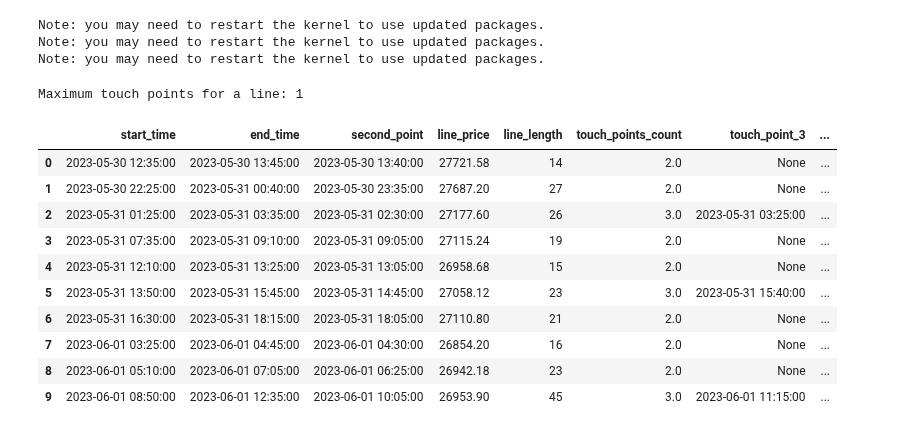
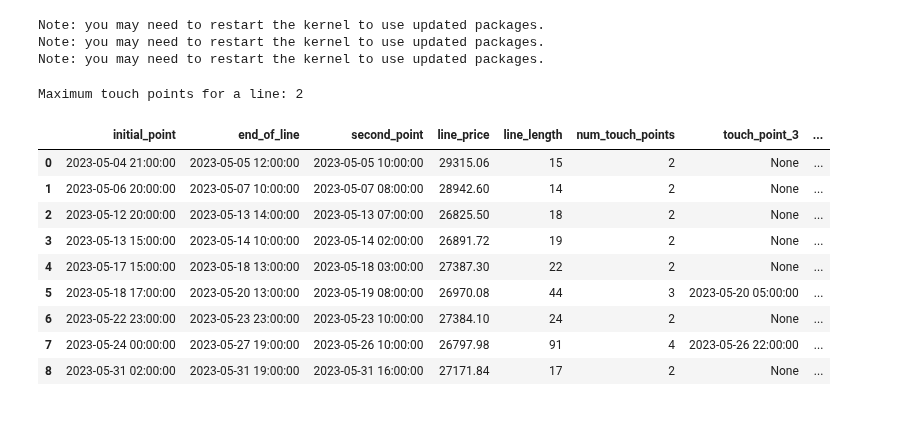
Before and after one commit to alexbabits/crypto-backtester, a Jupyter notebook: ChannelAnalysis.ipynb, the cells around one changed output. Cells and saved outputs as stored; diff of their text form; code cells hidden in the pictures.

```diff
--- a/ChannelAnalysis.ipynb
+++ b/ChannelAnalysis.ipynb
@@ -18,7 +18,7 @@ Note: you may need to restart the kernel to use updated packages.
 # %%
 # Kraken data
 pair = "XBTUSDT"
-time_interval_in_minutes = 5
+time_interval_in_minutes = 60
 
 url = f"https://api.kraken.com/0/public/OHLC?pair={pair}&interval={time_interval_in_minutes}"
 response = requests.get(url)
@@ -61,8 +61,8 @@ def find_horizontal_resistance_lines(df):
             if any(waiting_candles_line_price > waiting_candles_upper_range):
                 i += 1
                 continue
-
-            for j in range(i+waiting_period, len(df)):  # Skip the waiting candles and then start looking for touch points
+            # Since we made it past that condition, can now skip the waiting candles and now start looking for touch points
+            for j in range(i+waiting_period, len(df)):
                 next_candle = df.iloc[j]
                 upper_range = line_price + (0.5 * next_candle['atr'])
                 lower_range = line_price - (0.5 * next_candle['atr'])
@@ -77,7 +77,7 @@ def find_horizontal_resistance_lines(df):
                 # Check if next_candle close is outside the allowed range, even if there's no second touch yet
                 if next_candle_line_price > upper_range or next_candle_line_price_down < bottom_limit:
                     if second_touch is not None:  # If we had a second touch, we append the line
-                        resistance_lines.append({'start_time': origin_candle['time'], 'end_time': next_candle['time'], 'second_point': second_touch, 'line_price': line_price})
+                        resistance_lines.append({'initial_point': origin_candle['time'], 'end_of_line': next_candle['time'], 'second_point': second_touch, 'line_price': line_price})
                     second_touch = None
                     i = j + 1  # Start analyzing from the next candle
                     break
@@ -89,9 +89,9 @@ def find_horizontal_resistance_lines(df):
 
 resistance_df = find_horizontal_resistance_lines(df)
 # %%
-resistance_df['start_time'] = pd.to_datetime(resistance_df['start_time'])
-resistance_df['end_time'] = pd.to_datetime(resistance_df['end_time'])
-resistance_df['line_length'] = (resistance_df['end_time'] - resistance_df['start_time']).dt.total_seconds() / (time_interval_in_minutes * 60)
+resistance_df['initial_point'] = pd.to_datetime(resistance_df['initial_point'])
+resistance_df['end_of_line'] = pd.to_datetime(resistance_df['end_of_line'])
+resistance_df['line_length'] = (resistance_df['end_of_line'] - resistance_df['initial_point']).dt.total_seconds() / (time_interval_in_minutes * 60)
 resistance_df['line_length'] = resistance_df['line_length'].astype(int)
 # %%
 def find_touch_points(df, resistance_df):
@@ -111,7 +111,7 @@ def find_touch_points(df, resistance_df):
 
         # Initialize the start index for slicing
         start_idx = df.loc[df['time'] == second_touch_point].index[0] + waiting_period
-        end_idx = df.loc[df['time'] == row['end_time']].index[0]
+        end_idx = df.loc[df['time'] == row['end_of_line']].index[0]
 
         touch_points = []
         while start_idx < end_idx:
@@ -139,30 +139,29 @@ def find_touch_points(df, resistance_df):
                 resistance_df[col_name] = None
             resistance_df.loc[idx, col_name] = tp
 
-        resistance_df.loc[idx, 'touch_points_count'] = len(touch_points)
+        resistance_df.loc[idx, 'num_touch_points'] = len(touch_points)
 
     print(f"Maximum touch points for a line: {max_touch_points}")
     return resistance_df
 resistance_df = find_touch_points(df, resistance_df)
 # %% [output]
-Maximum touch points for a line: 1
+Maximum touch points for a line: 2
 # %%
 resistance_df['has_third_touch'] = resistance_df['touch_point_3'].notna()
-resistance_df['touch_points_count'] = resistance_df['touch_points_count'] + 2 # Every line starts with 2 touchpoints already
-resistance_df['touch_points_count'] = resistance_df['touch_points_count'].astype(int)
+resistance_df['num_touch_points'] = resistance_df['num_touch_points'] + 2 # Every line starts with 2 touchpoints already
+resistance_df['num_touch_points'] = resistance_df['num_touch_points'].astype(int)
 resistance_df
 # %% [output]
-|  | start_time | end_time | second_point | line_price | line_length | touch_points_count | touch_point_3 | ... |
-| 0 | 2023-05-30 12:35:00 | 2023-05-30 13:45:00 | 2023-05-30 13:40:00 | 27721.58 | 14 | 2.0 | None | ... |
-| 1 | 2023-05-30 22:25:00 | 2023-05-31 00:40:00 | 2023-05-30 23:35:00 | 27687.20 | 27 | 2.0 | None | ... |
-| 2 | 2023-05-31 01:25:00 | 2023-05-31 03:35:00 | 2023-05-31 02:30:00 | 27177.60 | 26 | 3.0 | 2023-05-31 03:25:00 | ... |
-| 3 | 2023-05-31 07:35:00 | 2023-05-31 09:10:00 | 2023-05-31 09:05:00 | 27115.24 | 19 | 2.0 | None | ... |
-| 4 | 2023-05-31 12:10:00 | 2023-05-31 13:25:00 | 2023-05-31 13:05:00 | 26958.68 | 15 | 2.0 | None | ... |
-| 5 | 2023-05-31 13:50:00 | 2023-05-31 15:45:00 | 2023-05-31 14:45:00 | 27058.12 | 23 | 3.0 | 2023-05-31 15:40:00 | ... |
-| 6 | 2023-05-31 16:30:00 | 2023-05-31 18:15:00 | 2023-05-31 18:05:00 | 27110.80 | 21 | 2.0 | None | ... |
-| 7 | 2023-06-01 03:25:00 | 2023-06-01 04:45:00 | 2023-06-01 04:30:00 | 26854.20 | 16 | 2.0 | None | ... |
-| 8 | 2023-06-01 05:10:00 | 2023-06-01 07:05:00 | 2023-06-01 06:25:00 | 26942.18 | 23 | 2.0 | None | ... |
-| 9 | 2023-06-01 08:50:00 | 2023-06-01 12:35:00 | 2023-06-01 10:05:00 | 26953.90 | 45 | 3.0 | 2023-06-01 11:15:00 | ... |
+|  | initial_point | end_of_line | second_point | line_price | line_length | num_touch_points | touch_point_3 | ... |
+| 0 | 2023-05-04 21:00:00 | 2023-05-05 12:00:00 | 2023-05-05 10:00:00 | 29315.06 | 15 | 2 | None | ... |
+| 1 | 2023-05-06 20:00:00 | 2023-05-07 10:00:00 | 2023-05-07 08:00:00 | 28942.60 | 14 | 2 | None | ... |
+| 2 | 2023-05-12 20:00:00 | 2023-05-13 14:00:00 | 2023-05-13 07:00:00 | 26825.50 | 18 | 2 | None | ... |
+| 3 | 2023-05-13 15:00:00 | 2023-05-14 10:00:00 | 2023-05-14 02:00:00 | 26891.72 | 19 | 2 | None | ... |
+| 4 | 2023-05-17 15:00:00 | 2023-05-18 13:00:00 | 2023-05-18 03:00:00 | 27387.30 | 22 | 2 | None | ... |
+| 5 | 2023-05-18 17:00:00 | 2023-05-20 13:00:00 | 2023-05-19 08:00:00 | 26970.08 | 44 | 3 | 2023-05-20 05:00:00 | ... |
+| 6 | 2023-05-22 23:00:00 | 2023-05-23 23:00:00 | 2023-05-23 10:00:00 | 27384.10 | 24 | 2 | None | ... |
+| 7 | 2023-05-24 00:00:00 | 2023-05-27 19:00:00 | 2023-05-26 10:00:00 | 26797.98 | 91 | 4 | 2023-05-26 22:00:00 | ... |
+| 8 | 2023-05-31 02:00:00 | 2023-05-31 19:00:00 | 2023-05-31 16:00:00 | 27171.84 | 17 | 2 | None | ... |
 # %%
 def calculate_returns_after_third_touch(df, resistance_df):
     returns_dict = {}
```
Also changed, not shown: parts of 1 cell of this notebook, 2 other files.
